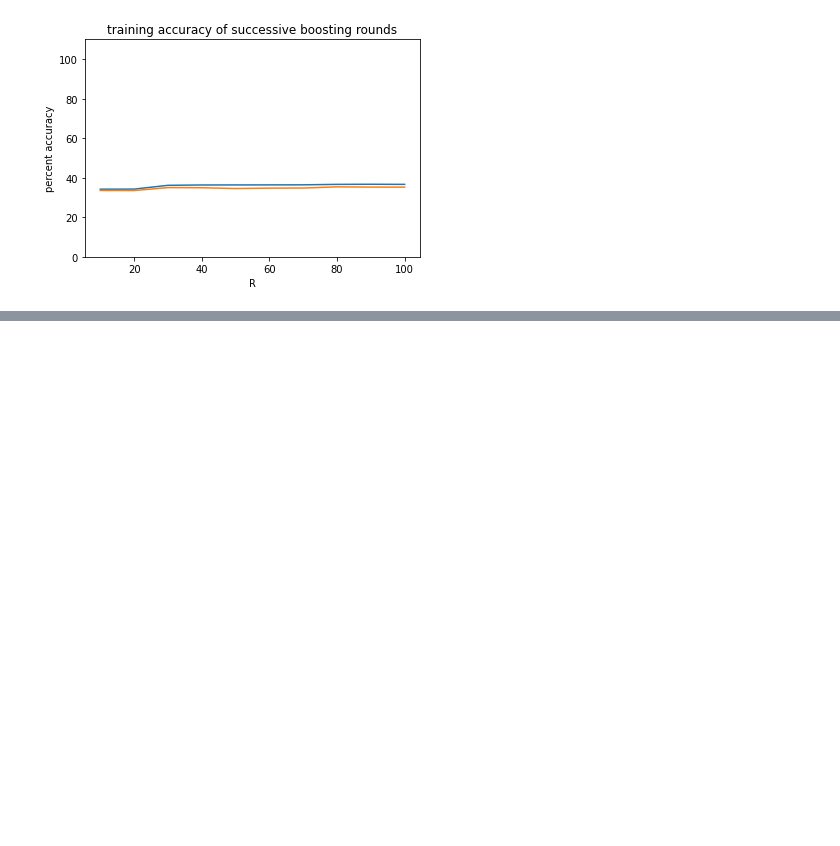
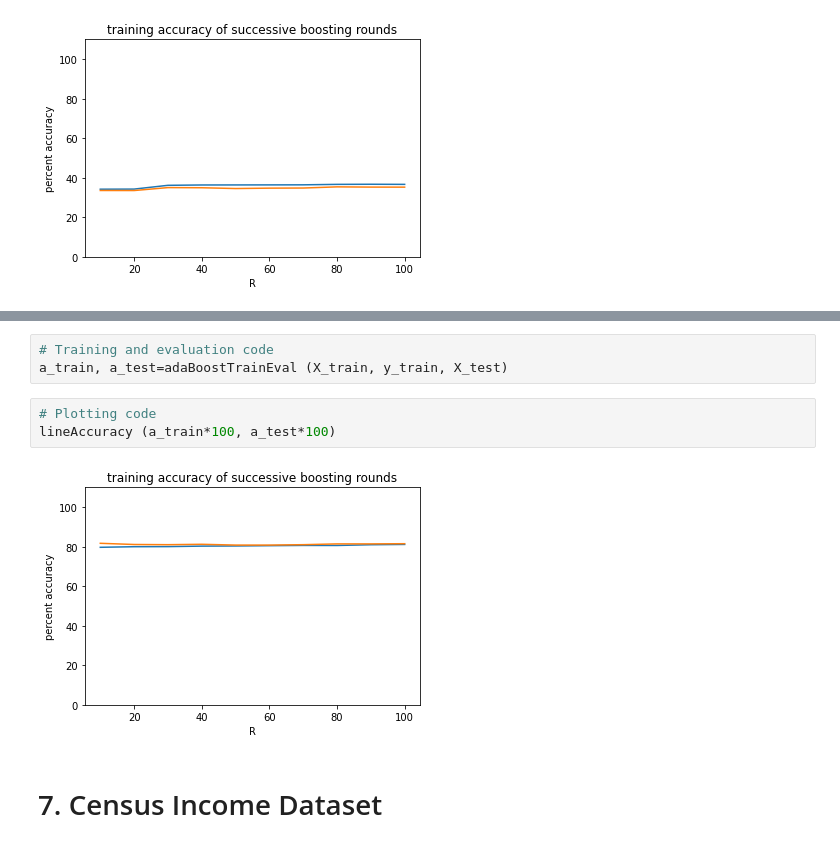
Before and after one commit to mdherdi/MachineLearning_ModelComparison, a Jupyter notebook: analysis/konstantin/project.ipynb, the cells around one changed output, grey strips where cells are left out. Saved outputs shown, nothing was run; the diff lists cells and outputs as text; blank space fills up the shorter version.

```diff
--- a/analysis/konstantin/project.ipynb
+++ b/analysis/konstantin/project.ipynb
@@ -326,0 +364,10 @@ lineAccuracy (a_train*100, a_test*100)
+# %%
+# Training and evaluation code
+a_train, a_test=adaBoostTrainEval (X_train, y_train, X_test)
+# %%
+# Plotting code
+lineAccuracy (a_train*100, a_test*100)
+# %% [output]
+[figure, added]
+# %% [markdown]
+# 7. Census Income Dataset
```
Also changed, not shown: parts of 34 cells of this notebook.
